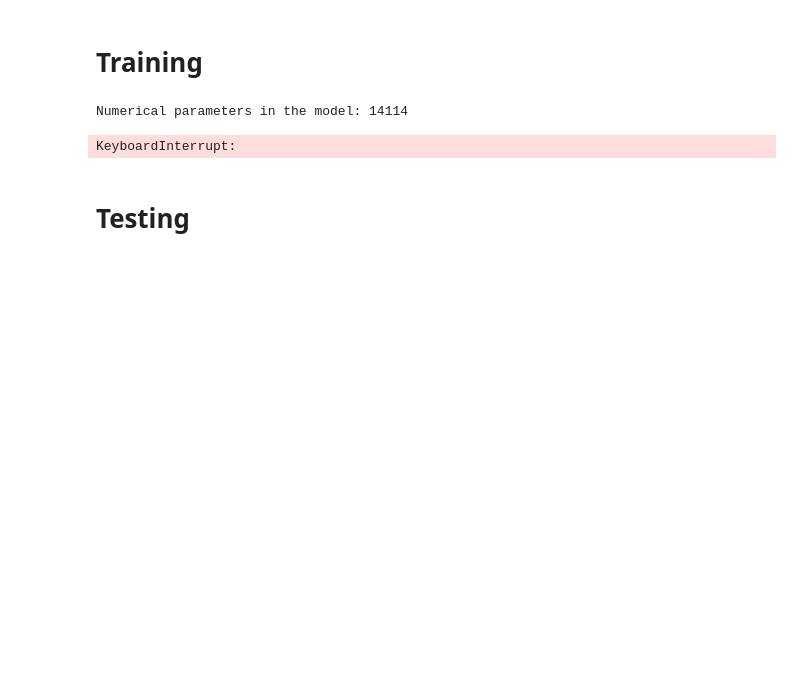
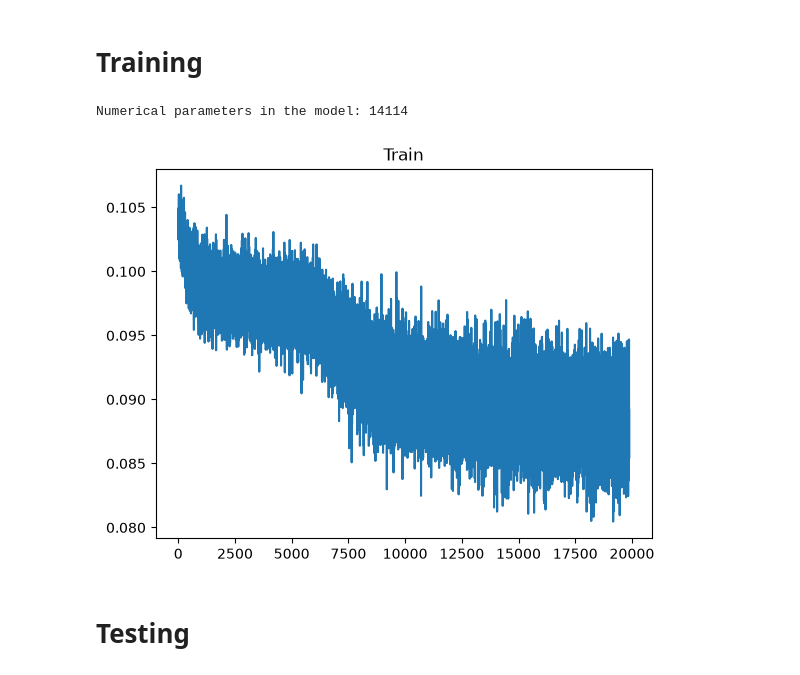
Before and after one commit to Himer65/PlanktonAI, a Jupyter notebook: train.ipynb, the cells around one changed output. Drawn from its saved outputs; the diff is of its cells as text; code cells hidden in the pictures; blank space fills up the shorter version.

```diff
--- a/train.ipynb
+++ b/train.ipynb
@@ -50,31 +17,55 @@ def train(env, opt, games=1):
+# %%
+num_param = lambda m: sum(p.numel() for p in m.parameters())
+
+def train(model, opt, data, epoch=1):
+    model.train()
+    hist = []
+
+    for _ in tqdm(range(epoch), "Epoch"):
+        for board, ctx, move in data:
+            out = model(board, ctx)
+            loss = F.mse_loss(out, move)
+
+            loss.backward()
+            opt.step()
+            opt.zero_grad()
+
+            hist.append(loss.item())
+
+    return hist
 # %%
 plankton = Plankton(8, 64)
-plankton = torch.compile(plankton)
-env = SelfPlayENV(plankton, 100)
+
 opt = AdamW(
     plankton.parameters(),
     lr=1e-3,
     weight_decay=0.01,
 )
 
+# валидация не нужна т.к. модель очень маленькая
+dataset = ChessData("./data/tactic_evals.csv")
+dataloader = DataLoader(
+    dataset=dataset,
+    batch_size=128,
+    shuffle=True,
+)
+
 print("Numerical parameters in the model:", num_param(plankton))
 # %% [output]
 Numerical parameters in the model: 14114
-# %%
-hist = train(
-    env = env,
-    opt = opt,
-    games = 100,
-)
-
-print(f"Mean rewards: {sum(hist)/len(hist):.5f}")
-print(f"Mean rewards[100]: {sum(hist[-100:])/100:.5f}")
-plt.imshow(torch.tensor(hist)[-100:].view(10, 10))
-plt.title("Результаты последних 100 игр")
-plt.colorbar()
-plt.show()
-# %% [output]
-KeyboardInterrupt:
+# %%
+hist = train(
+    model=plankton,
+    opt=opt,
+    data=dataloader,
+    epoch=1,
+)
+
+plt.plot(range(len(hist)), hist)
+plt.title("Train")
+plt.show()
+# %% [output]
+[figure, added]
 # %% [markdown]
 # Testing
 # %%
```
Also changed, not shown: parts of 2 cells of this notebook, 2 other files.
